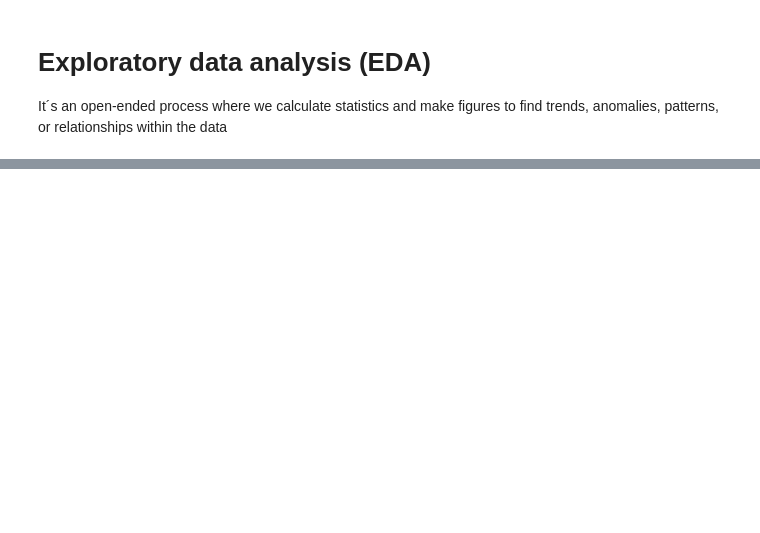
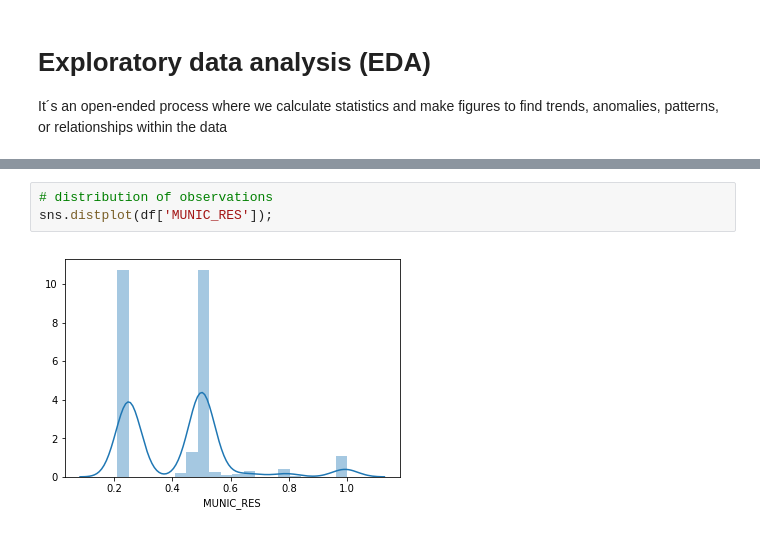
Before and after one commit to paulo-moreti/MOKA, a Jupyter notebook: MOKA_MPSII.ipynb, the cells around one changed output, grey strips where cells are left out. Drawn from its saved outputs; the diff is of its cells as text; blank space fills up the shorter version.

```diff
--- a/MOKA_MPSII.ipynb
+++ b/MOKA_MPSII.ipynb
@@ -206,0 +320,5 @@ Name: IDADE, dtype: float64
+# %%
+# distribution of observations
+sns.distplot(df['MUNIC_RES']);
+# %% [output]
+[figure, added]
```
Also changed, not shown: parts of 65 cells of this notebook.
